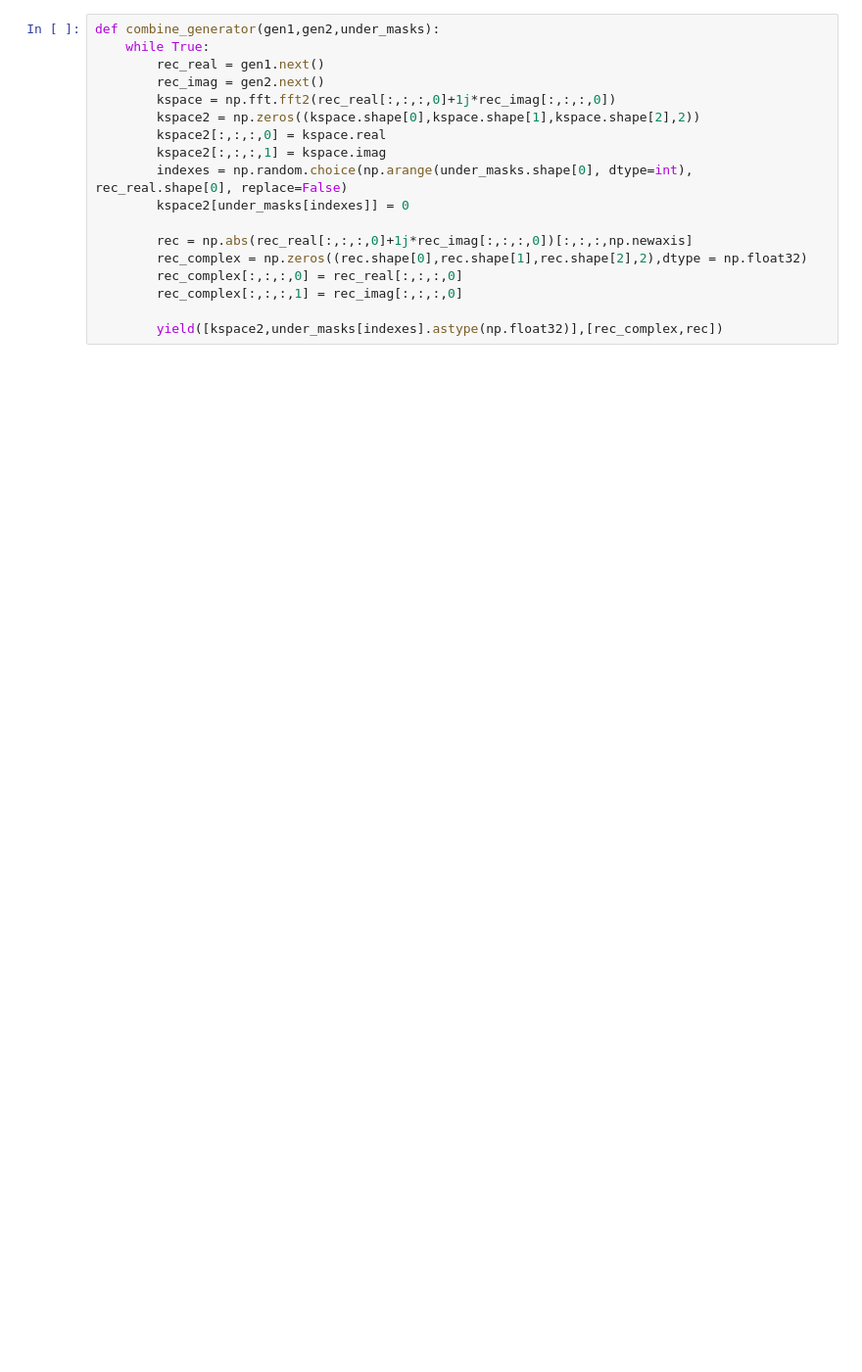
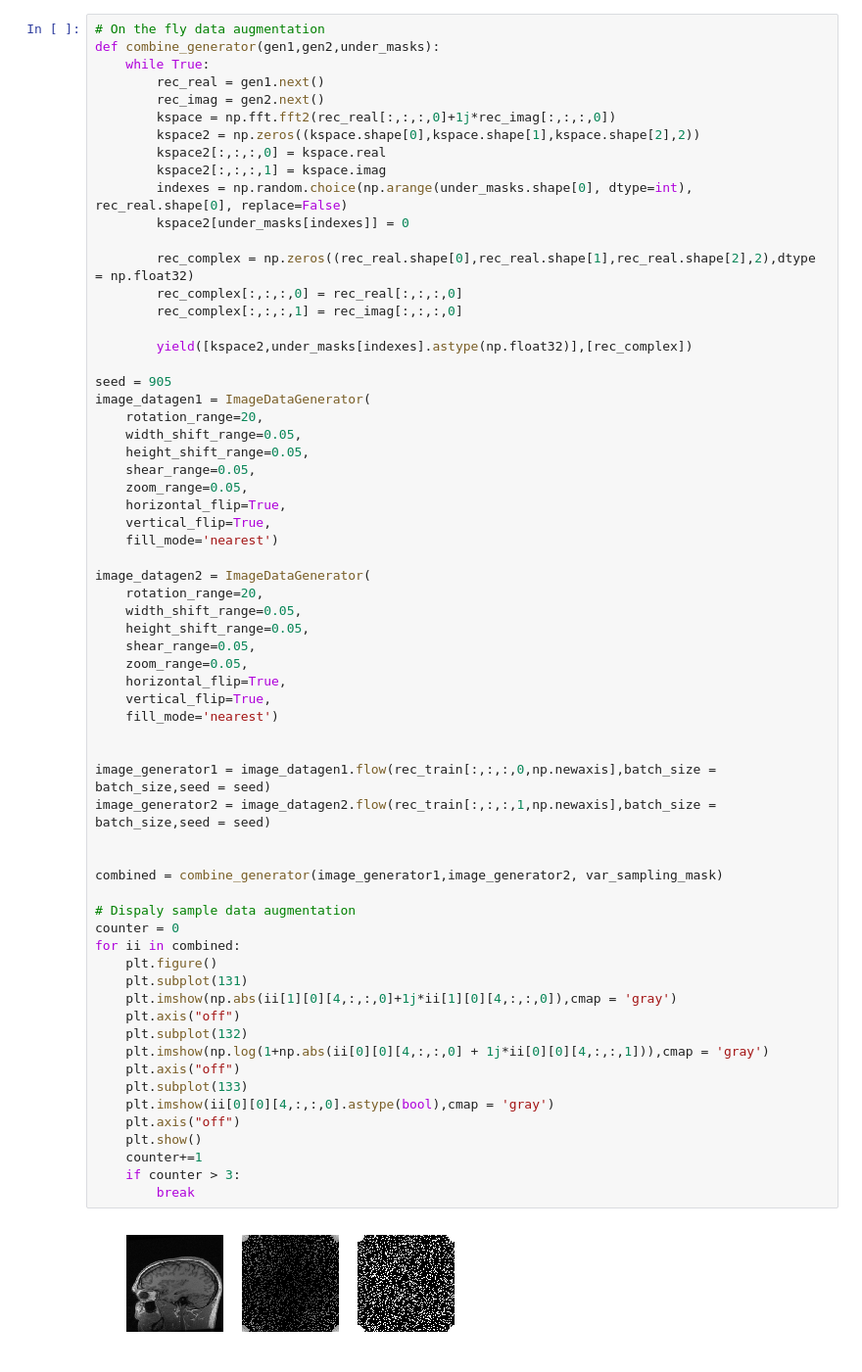
Before and after one commit to rmsouza01/CD-Deep-Cascade-MR-Reconstruction, a Jupyter notebook: JNotebooks/flat_unrolled_cascade_train.ipynb, the cells around one changed output. Shown at 98% size. Saved outputs shown, nothing was run; the diff lists cells and outputs as text; blank space fills up the shorter version.

```diff
--- a/JNotebooks/flat_unrolled_cascade_train.ipynb
+++ b/JNotebooks/flat_unrolled_cascade_train.ipynb
@@ -112,18 +140,66 @@ earlyStopping = EarlyStopping(monitor='val_loss',
 # %%
+# On the fly data augmentation
 def combine_generator(gen1,gen2,under_masks):
     while True:
         rec_real = gen1.next()
         rec_imag = gen2.next()
         kspace = np.fft.fft2(rec_real[:,:,:,0]+1j*rec_imag[:,:,:,0])
         kspace2 = np.zeros((kspace.shape[0],kspace.shape[1],kspace.shape[2],2))
         kspace2[:,:,:,0] = kspace.real
         kspace2[:,:,:,1] = kspace.imag
         indexes = np.random.choice(np.arange(under_masks.shape[0], dtype=int), rec_real.shape[0], replace=False)
         kspace2[under_masks[indexes]] = 0
 
-        rec = np.abs(rec_real[:,:,:,0]+1j*rec_imag[:,:,:,0])[:,:,:,np.newaxis]
-        rec_complex = np.zeros((rec.shape[0],rec.shape[1],rec.shape[2],2),dtype = np.float32)
+        rec_complex = np.zeros((rec_real.shape[0],rec_real.shape[1],rec_real.shape[2],2),dtype = np.float32)
         rec_complex[:,:,:,0] = rec_real[:,:,:,0]
         rec_complex[:,:,:,1] = rec_imag[:,:,:,0]
 
-        yield([kspace2,under_masks[indexes].astype(np.float32)],[rec_complex,rec])
+        yield([kspace2,under_masks[indexes].astype(np.float32)],[rec_complex])
+
+seed = 905
+image_datagen1 = ImageDataGenerator(
+    rotation_range=20,
+    width_shift_range=0.05,
+    height_shift_range=0.05,
+    shear_range=0.05,
+    zoom_range=0.05,
+    horizontal_flip=True,
+    vertical_flip=True,
+    fill_mode='nearest')
+
+image_datagen2 = ImageDataGenerator(
+    rotation_range=20,
+    width_shift_range=0.05,
+    height_shift_range=0.05,
+    shear_range=0.05,
+    zoom_range=0.05,
+    horizontal_flip=True,
+    vertical_flip=True,
+    fill_mode='nearest')
+
+
+image_generator1 = image_datagen1.flow(rec_train[:,:,:,0,np.newaxis],batch_size = batch_size,seed = seed)
+image_generator2 = image_datagen2.flow(rec_train[:,:,:,1,np.newaxis],batch_size = batch_size,seed = seed)
+
+
+combined = combine_generator(image_generator1,image_generator2, var_sampling_mask)
+
+# Dispaly sample data augmentation
+counter = 0
+for ii in combined:
+    plt.figure()
+    plt.subplot(131)
+    plt.imshow(np.abs(ii[1][0][4,:,:,0]+1j*ii[1][0][4,:,:,0]),cmap = 'gray')
+    plt.axis("off")
+    plt.subplot(132)
+    plt.imshow(np.log(1+np.abs(ii[0][0][4,:,:,0] + 1j*ii[0][0][4,:,:,1])),cmap = 'gray')
+    plt.axis("off")
+    plt.subplot(133)
+    plt.imshow(ii[0][0][4,:,:,0].astype(bool),cmap = 'gray')
+    plt.axis("off")
+    plt.show()
+    counter+=1
+    if counter > 3:
+        break
+# %% [output]
+[figure, added]
```
Also changed, not shown: parts of 11 cells of this notebook, 3 other files.
